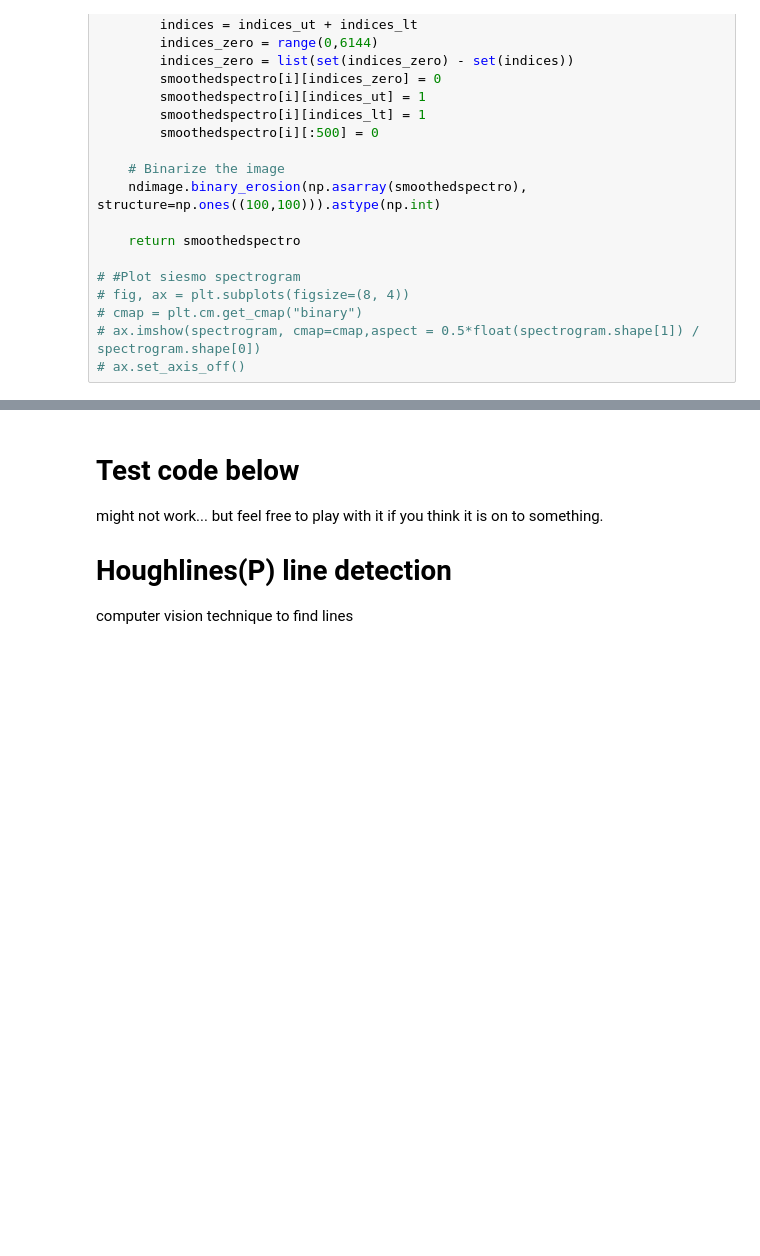
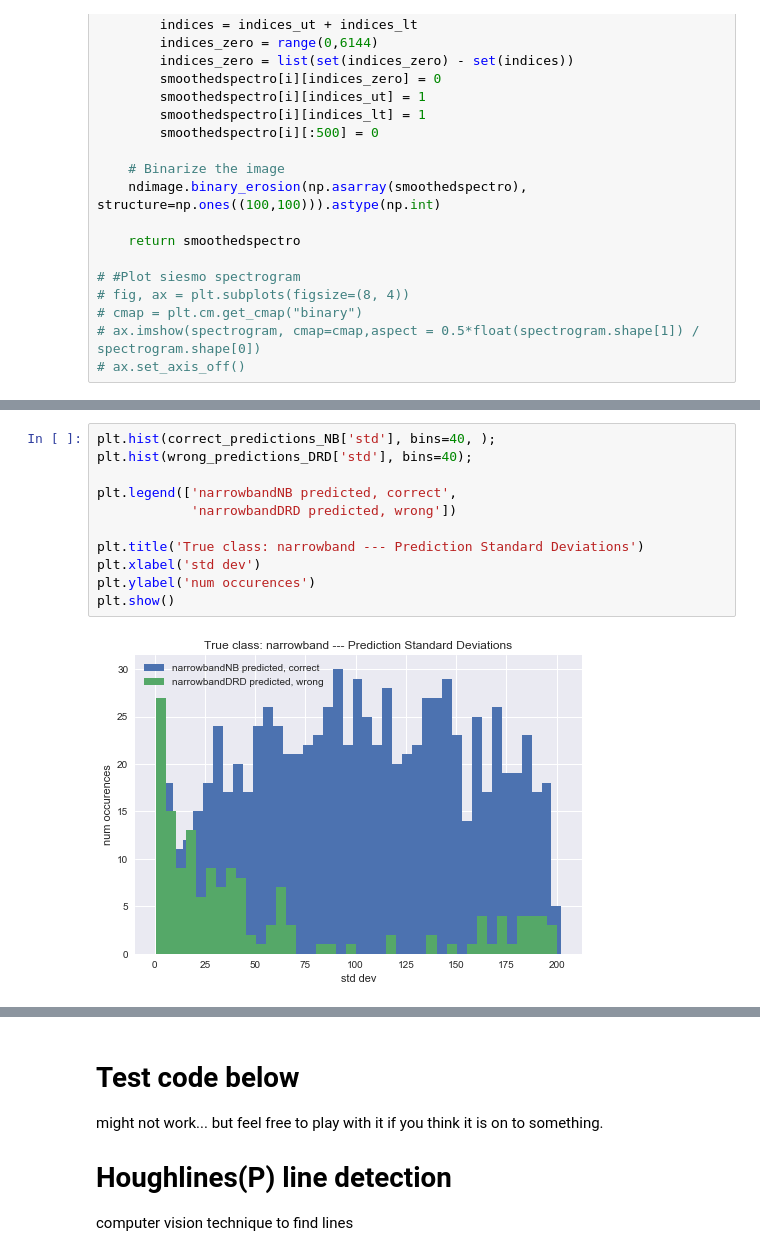
Before and after one commit to magixsno/ml4seticodechallenge, a Jupyter notebook: mohit/narrow_linear_fit.ipynb, the cells around one changed output, grey strips where cells are left out. Saved outputs shown, nothing was run; the diff lists cells and outputs as text; blank space fills up the shorter version.

```diff
--- a/mohit/narrow_linear_fit.ipynb
+++ b/mohit/narrow_linear_fit.ipynb
@@ -241,0 +331,13 @@ Once I got the skeletonized image, where the band was one pixel in width, I got
+# %%
+plt.hist(correct_predictions_NB['std'], bins=40, );
+plt.hist(wrong_predictions_DRD['std'], bins=40);
+
+plt.legend(['narrowbandNB predicted, correct',
+            'narrowbandDRD predicted, wrong'])
+
+plt.title('True class: narrowband --- Prediction Standard Deviations')
+plt.xlabel('std dev')
+plt.ylabel('num occurences')
+plt.show()
+# %% [output]
+[figure, added]
```
Also changed, not shown: parts of 17 cells of this notebook.
